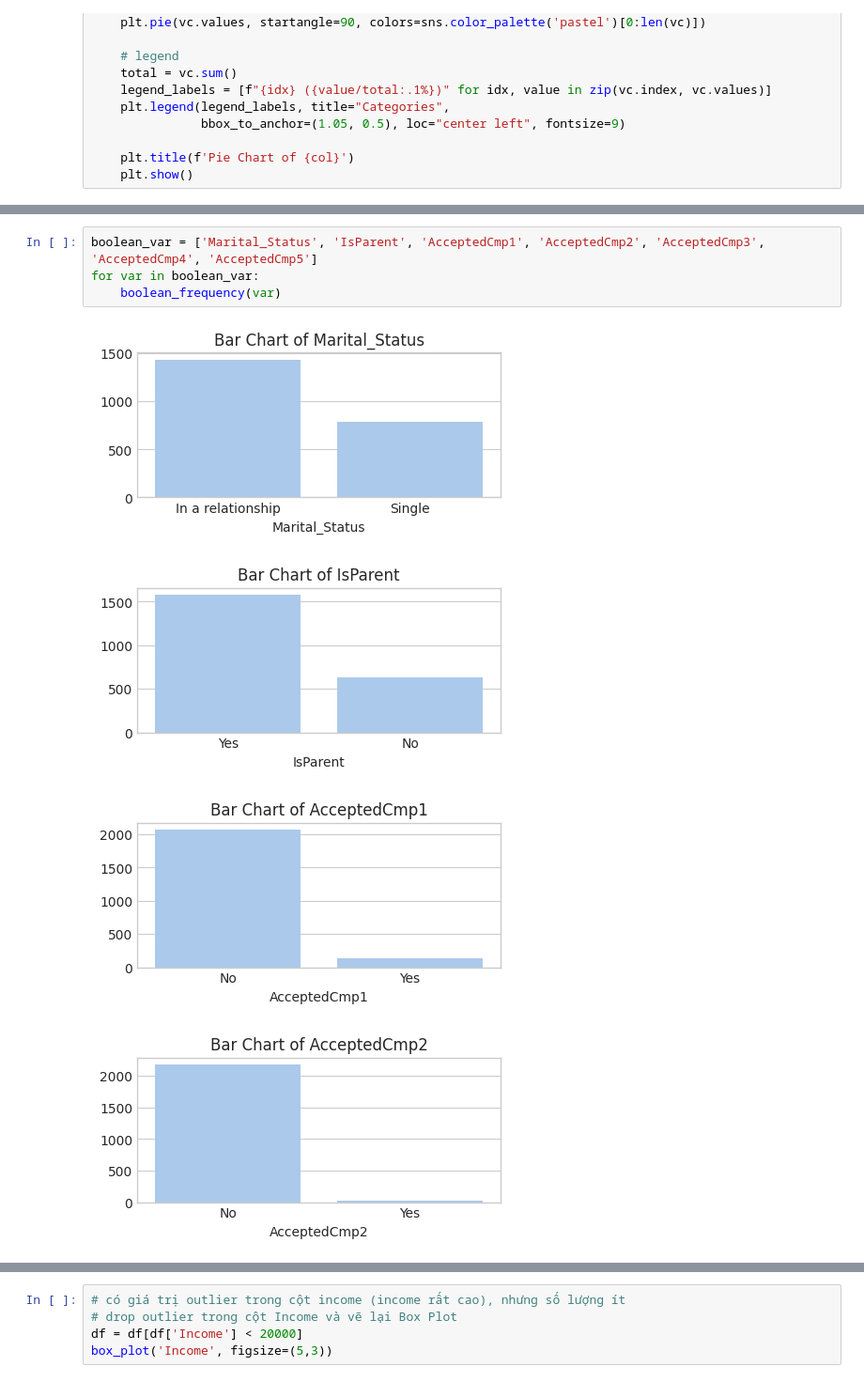
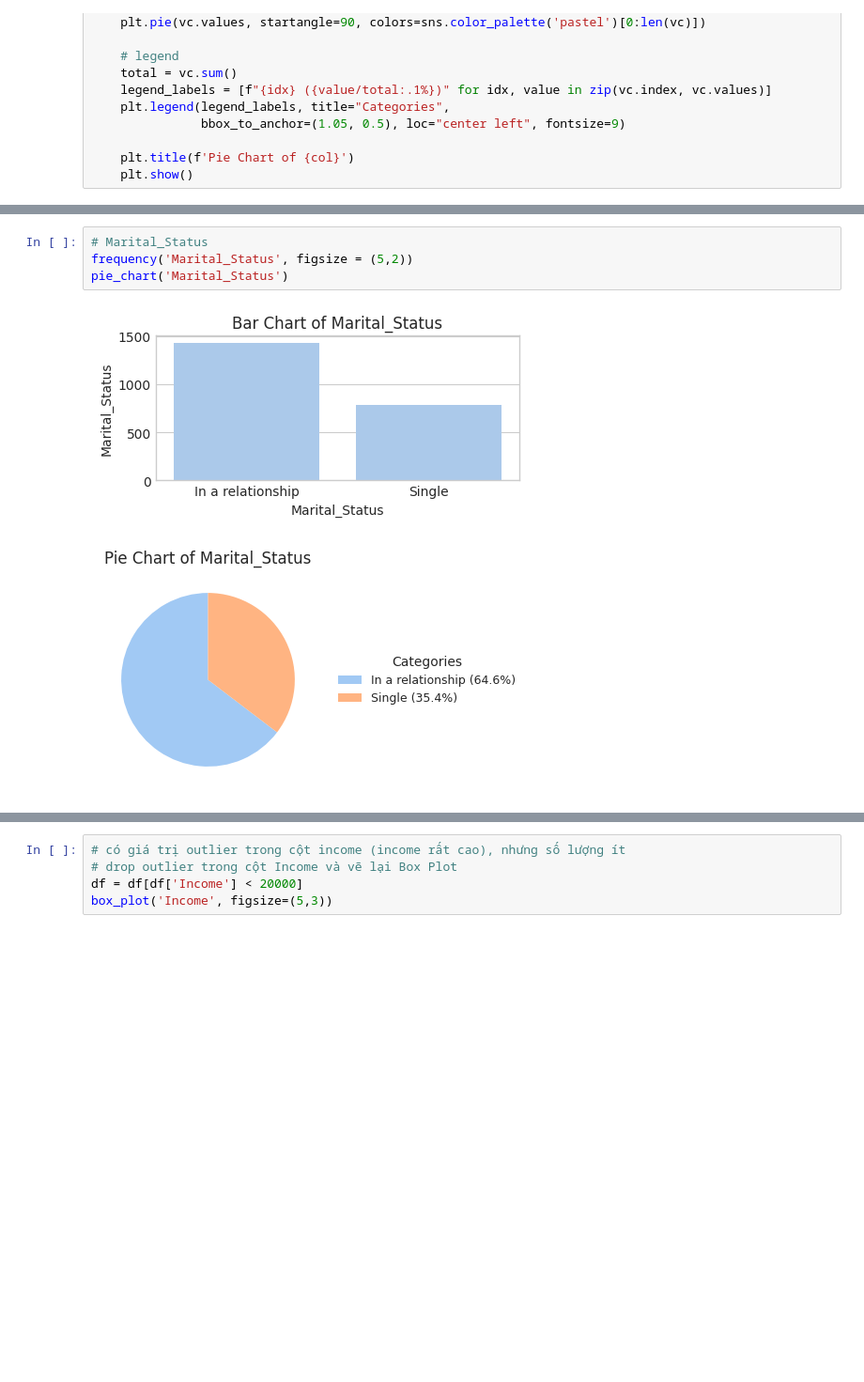
Before and after one commit to nh-adorie/adorie-data-projects, a Jupyter notebook: customer-personality-analysis/notebooks/1_eda_cleaning.ipynb, the cells around one changed output, grey strips where cells are left out. Shown at 94% size. Saved outputs shown, nothing was run; the diff lists cells and outputs as text; blank space fills up the shorter version.

```diff
--- a/customer-personality-analysis/notebooks/1_eda_cleaning.ipynb
+++ b/customer-personality-analysis/notebooks/1_eda_cleaning.ipynb
@@ -317,9 +305,7 @@ def boolean_frequency(col, figsize=(5,2)):
 # %%
-boolean_var = ['Marital_Status', 'IsParent', 'AcceptedCmp1', 'AcceptedCmp2', 'AcceptedCmp3', 'AcceptedCmp4', 'AcceptedCmp5']
-for var in boolean_var:
-    boolean_frequency(var)
+# Marital_Status
+frequency('Marital_Status', figsize = (5,2))
+pie_chart('Marital_Status')
 # %% [output]
-[figure, old version]
+[figure, new version]
-[figure, old version]
+[figure, new version]
-[figure, removed]
-[figure, removed]
```
Also changed, not shown: parts of 58 cells of this notebook.
